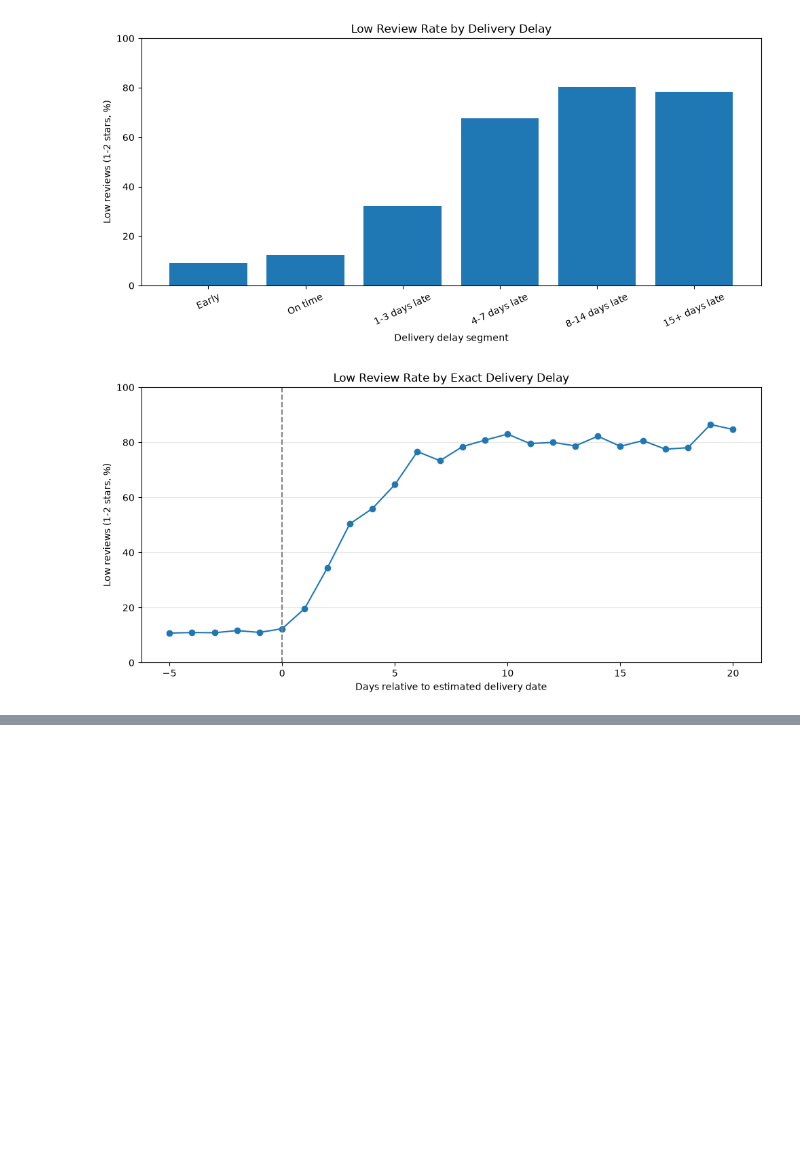
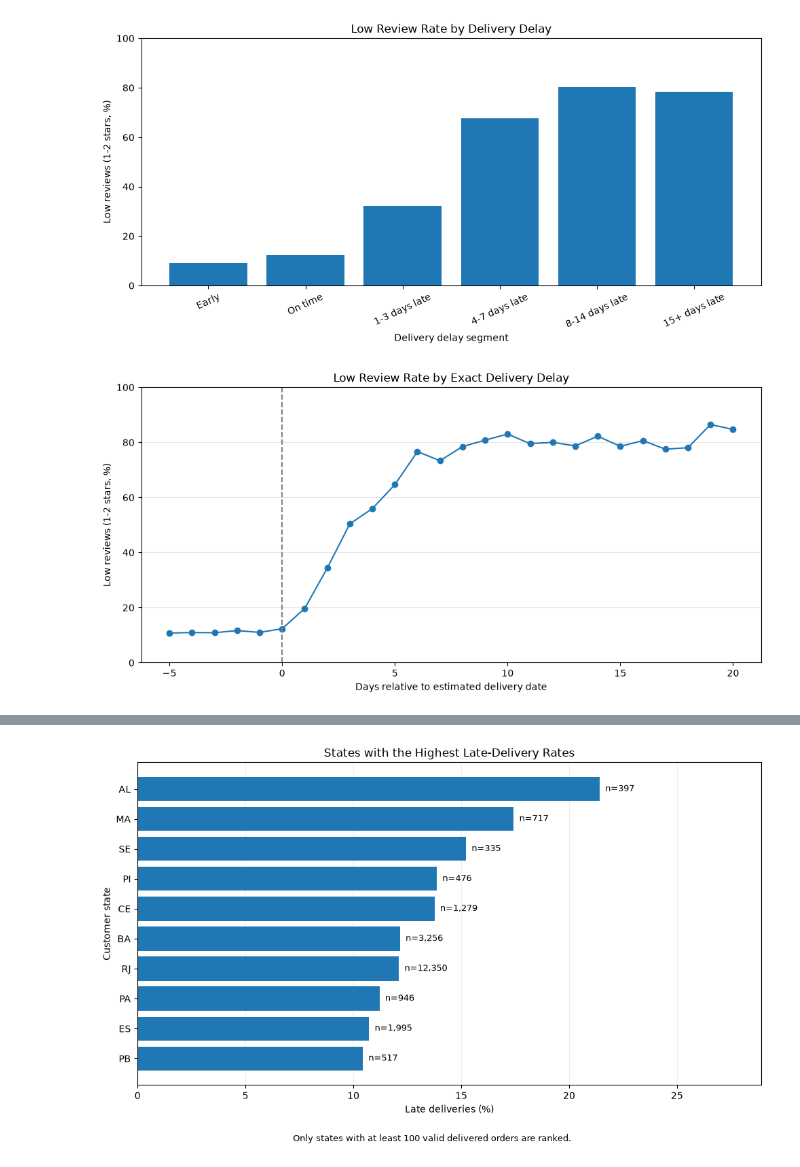
Before and after one commit to royjhan09/ecommerce-analytics, a Jupyter notebook: notebooks/02_delivery_analysis.ipynb, the cells around one changed output, grey strips where cells are left out. Cells and saved outputs as stored; diff of their text form; code cells hidden in the pictures; blank space fills up the shorter version.

```diff
--- a/notebooks/02_delivery_analysis.ipynb
+++ b/notebooks/02_delivery_analysis.ipynb
@@ -122,0 +218,6 @@ plt.show()
+# %%
+state_performance = load_sql_results(
+    "sql/analysis/05_delivery_performance_by_state.sql"
+)
+
+display(state_performance)
@@ -122,0 +242,70 @@ plt.show()
+# %%
+# Restrict the ranking to states with sufficient observations.
+MIN_ORDERS = 100
+
+top_states = (
+    state_performance
+    .loc[
+        state_performance["delivered_orders"] >= MIN_ORDERS
+    ]
+    .nlargest(10, "late_delivery_pct")
+    .sort_values("late_delivery_pct")
+)
+
+fig, ax = plt.subplots(figsize=(10, 6))
+
+bars = ax.barh(
+    top_states["customer_state"],
+    top_states["late_delivery_pct"]
+)
+
+ax.set(
+    title="States with the Highest Late-Delivery Rates",
+    xlabel="Late deliveries (%)",
+    ylabel="Customer state"
+)
+
+# Display sample sizes beside the bars.
+for bar, order_count in zip(
+    bars,
+    top_states["delivered_orders"]
+):
+    ax.annotate(
+        f"n={order_count:,}",
+        xy=(
+            bar.get_width(),
+            bar.get_y() + bar.get_height() / 2
+        ),
+        xytext=(6, 0),
+        textcoords="offset points",
+        va="center",
+        fontsize=9
+    )
+
+ax.set_xlim(
+    0,
+    top_states["late_delivery_pct"].max() * 1.35
+)
+
+ax.grid(axis="x", alpha=0.2)
+ax.set_axisbelow(True)
+
+fig.text(
+    0.5, 0.01,
+    f"Only states with at least {MIN_ORDERS} "
+    "valid delivered orders are ranked.",
+    ha="center",
+    fontsize=9
+)
+
+fig.tight_layout(rect=(0, 0.05, 1, 1))
+
+fig.savefig(
+    FIGURES_DIR / "late_delivery_rate_by_state.png",
+    dpi=200,
+    bbox_inches="tight"
+)
+
+plt.show()
+# %% [output]
+[figure, added]
```
Also changed, not shown: parts of 9 cells of this notebook, 21 other files.
